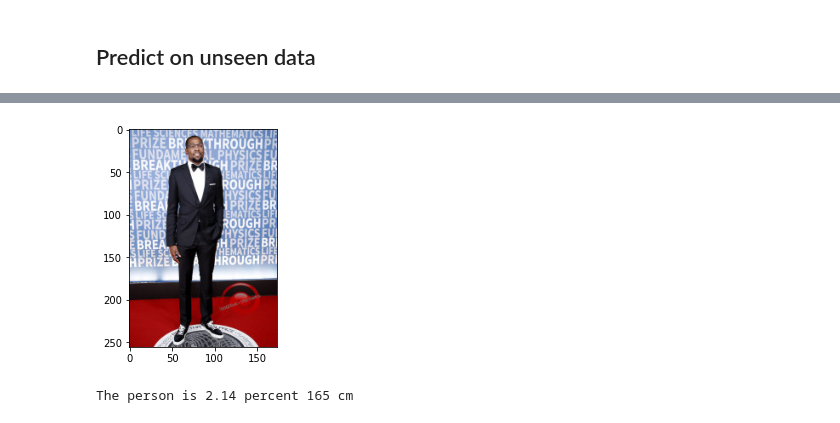
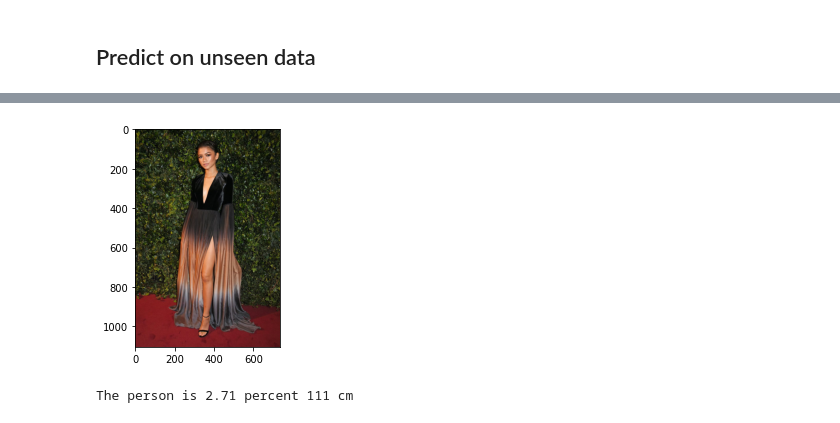
Before and after one commit to emilyswitzer/celeb-heights, a Jupyter notebook: FinalCelebsHeight.ipynb, the cells around one changed output, grey strips where cells are left out. Saved outputs shown, nothing was run; the diff lists cells and outputs as text; code cells hidden in the pictures.

```diff
--- a/FinalCelebsHeight.ipynb
+++ b/FinalCelebsHeight.ipynb
@@ -308,26 +290,26 @@ The person is 2.30 percent 173 cm
 # %%
 import matplotlib.image as mpimg
-img = mpimg.imread('/content/207.jpg')
+img = mpimg.imread('/content/174.jpg')
 imgplot = plt.imshow(img)
 plt.show()
-sunflower_path = '/content/207.jpg'
+sunflower_path = '/content/174.jpg'
 
 img = tf.keras.utils.load_img(
     sunflower_path, target_size=(img_height, img_width)
 )
 img_array = tf.keras.utils.img_to_array(img)
 img_array = tf.expand_dims(img_array, 0) # Create a batch
 
 predictions = model.predict(img_array)
 score = tf.nn.softmax(predictions[0])
 
 
 
 
 print(
     "The person is {:.2f} percent {} cm "
     .format(100 * np.max(score),class_names[np.argmax(score)])
 )
 # %% [output]
-[figure, old version]
+[figure, new version]
-The person is 2.14 percent 165 cm
+The person is 2.71 percent 111 cm
```
Also changed, not shown: parts of 2 cells of this notebook.
